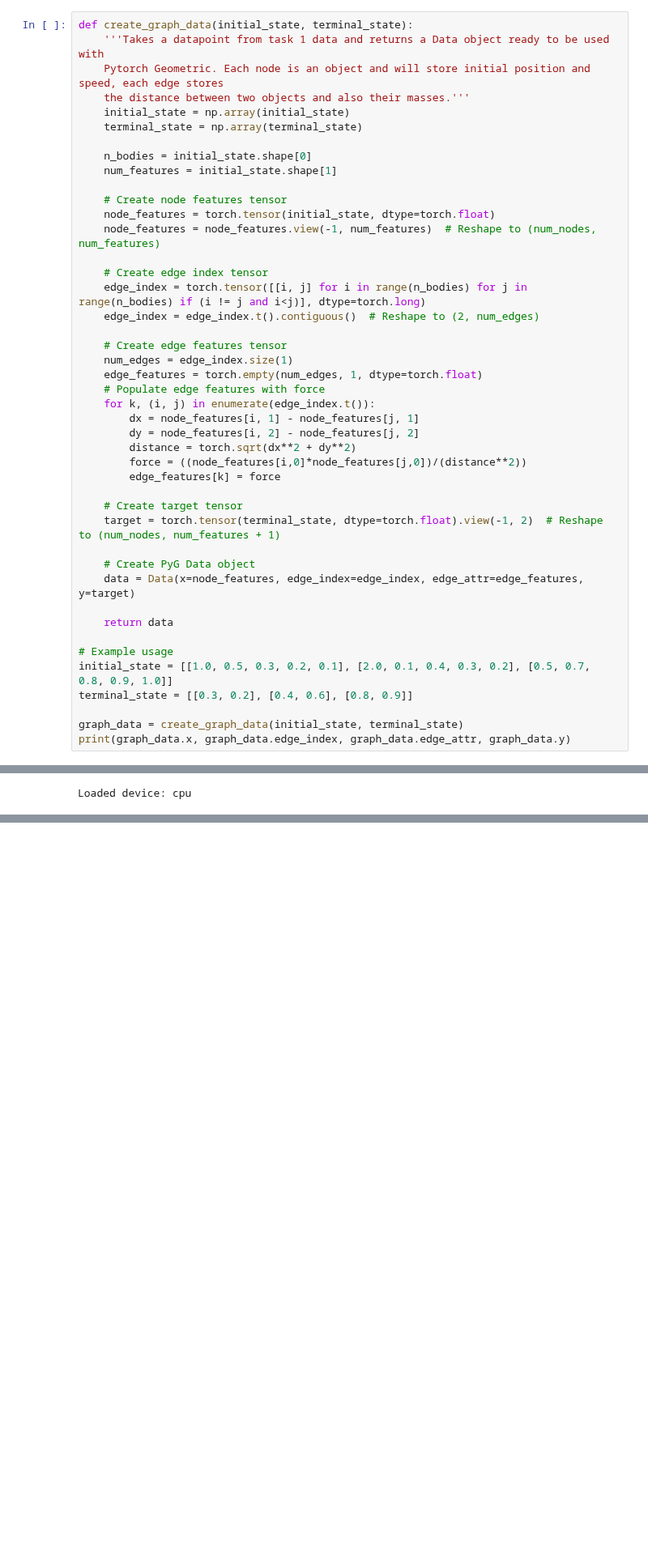
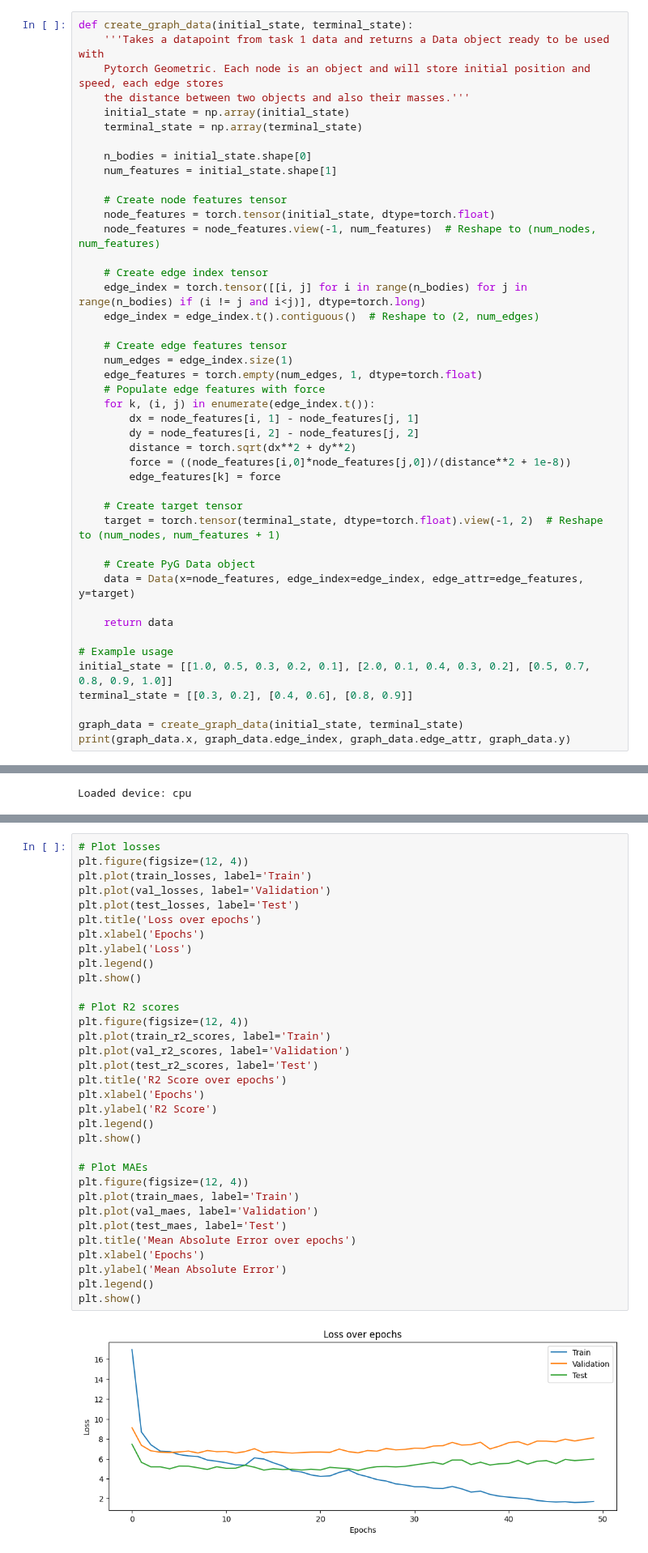
Before and after one commit to sambhav97/tue-deeplearning, a Jupyter notebook: assignments/assignment_2/Skeleton assignment 2 2AMM10 22-23.ipynb, the cells around one changed output, grey strips where cells are left out. Shown at 81% size. Cells and saved outputs as stored; diff of their text form; blank space fills up the shorter version.

```diff
--- a/assignments/assignment_2/Skeleton assignment 2 2AMM10 22-23.ipynb
+++ b/assignments/assignment_2/Skeleton assignment 2 2AMM10 22-23.ipynb
@@ -157,7 +159,7 @@ def create_graph_data(initial_state, terminal_state):
         dx = node_features[i, 1] - node_features[j, 1]
         dy = node_features[i, 2] - node_features[j, 2]
         distance = torch.sqrt(dx**2 + dy**2)
-        force = ((node_features[i,0]*node_features[j,0])/(distance**2))
+        force = ((node_features[i,0]*node_features[j,0])/(distance**2 + 1e-8))
         edge_features[k] = force
 
     # Create target tensor
@@ -393,0 +435,35 @@ print(f'Final Test accuracy: {train_losses[-1]}')
+# %%
+# Plot losses
+plt.figure(figsize=(12, 4))
+plt.plot(train_losses, label='Train')
+plt.plot(val_losses, label='Validation')
+plt.plot(test_losses, label='Test')
+plt.title('Loss over epochs')
+plt.xlabel('Epochs')
+plt.ylabel('Loss')
+plt.legend()
+plt.show()
+
+# Plot R2 scores
+plt.figure(figsize=(12, 4))
+plt.plot(train_r2_scores, label='Train')
+plt.plot(val_r2_scores, label='Validation')
+plt.plot(test_r2_scores, label='Test')
+plt.title('R2 Score over epochs')
+plt.xlabel('Epochs')
+plt.ylabel('R2 Score')
+plt.legend()
+plt.show()
+
+# Plot MAEs
+plt.figure(figsize=(12, 4))
+plt.plot(train_maes, label='Train')
+plt.plot(val_maes, label='Validation')
+plt.plot(test_maes, label='Test')
+plt.title('Mean Absolute Error over epochs')
+plt.xlabel('Epochs')
+plt.ylabel('Mean Absolute Error')
+plt.legend()
+plt.show()
+# %% [output]
+[figure, added]
```
Also changed, not shown: parts of 13 cells of this notebook.
